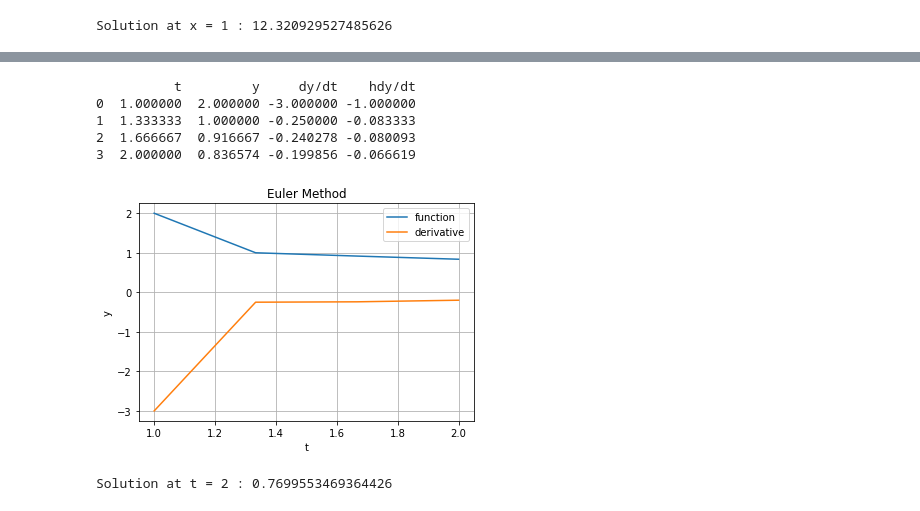
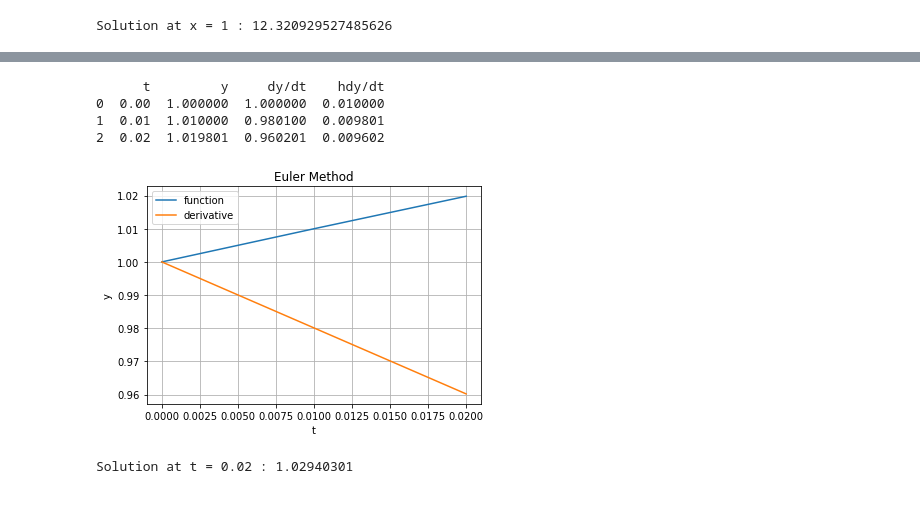
Before and after one commit to htootayzaaung/Numerical_Computation, a Jupyter notebook: Euler's method fx_xy.ipynb, the cells around one changed output, grey strips where cells are left out. Saved outputs shown, nothing was run; the diff lists cells and outputs as text; code cells hidden in the pictures.

```diff
--- a/Euler's method fx_xy.ipynb
+++ b/Euler's method fx_xy.ipynb
@@ -189,47 +133,55 @@ t_end = 2
 dt = (2 - 1)/3
 
 """
+import math
+import pandas as pd
+import matplotlib.pyplot as plt
 
 def euler(f, t0, y0, t_end, h):
     t = t0
     y = y0
     data = {'t': [], 'y': [], 'dy/dt': [], 'hdy/dt': []}
-    while t < t_end:
+    while t <= t_end:
         dy_dt = f(t, y)
         hdy_dt = h * dy_dt
         data['t'].append(t)
         data['y'].append(y)
         data['dy/dt'].append(dy_dt)
         data['hdy/dt'].append(hdy_dt)
         y = y + hdy_dt
         t = t + h
     df = pd.DataFrame(data)
 
     print(df)
 
     plt.plot(df['t'], df['y'])
     plt.plot(df['t'], df['dy/dt'])
     plt.xlabel('t')
     plt.ylabel('y')
     plt.legend(['function', 'derivative'])
     plt.title('Euler Method')
     plt.grid()
     plt.show()
     return y
 
-dy_dt = lambda t, y: -(y ** 2) + (1 / t)
-t0 = 1
-y0 = 2
-t_end = 2
-h = (2 - 1)/3    #h = dt = step-side = the number of steps given within an interval
+# dy_dt = lambda t, y: -(y ** 2) + (1 / t)
+# t0 = 1
+# y0 = 2
+# t_end = 2
+# h = (2 - 1)/3    #h = dt = step-side = the number of steps given within an interval
+
+dy_dt = lambda t, y: (t ** 2) - (3 * t) + y
+t0 = 0
+y0 = 1
+t_end = 0.02
+h = 0.01
 
 solution = euler(dy_dt, t0, y0, t_end, h)
 print("Solution at t =", t_end, ":", solution)
 # %% [output]
-          t         y     dy/dt    hdy/dt
-0  1.000000  2.000000 -3.000000 -1.000000
-1  1.333333  1.000000 -0.250000 -0.083333
-2  1.666667  0.916667 -0.240278 -0.080093
-3  2.000000  0.836574 -0.199856 -0.066619
+      t         y     dy/dt    hdy/dt
+0  0.00  1.000000  1.000000  0.010000
+1  0.01  1.010000  0.980100  0.009801
+2  0.02  1.019801  0.960201  0.009602
-[figure, old version]
+[figure, new version]
-Solution at t = 2 : 0.7699553469364426
+Solution at t = 0.02 : 1.02940301
```
Also changed, not shown: parts of 2 cells of this notebook, 17 other files.
